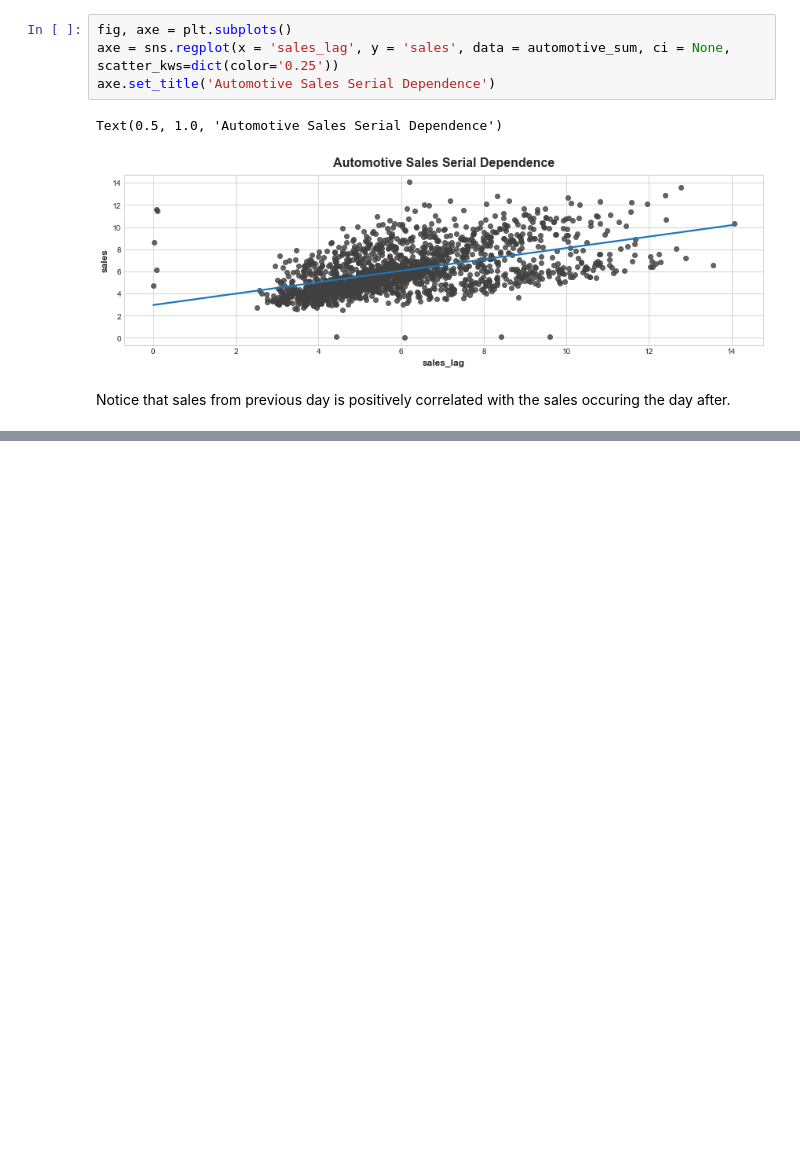
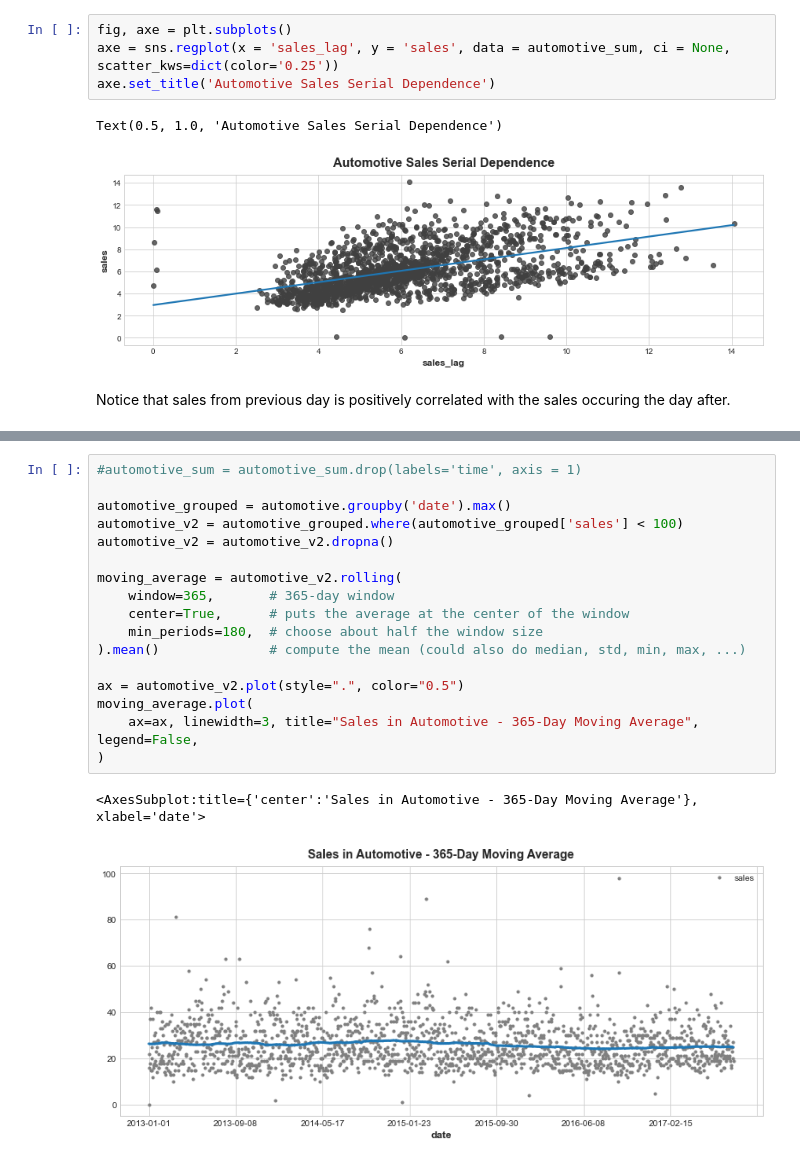
Before and after one commit to AndyLeeProjects/Store_Sales_Forecasting, a Jupyter notebook: Time_Series/automotive_sample.ipynb, the cells around one changed output, grey strips where cells are left out. Saved outputs shown, nothing was run; the diff lists cells and outputs as text; blank space fills up the shorter version.

```diff
--- a/Time_Series/automotive_sample.ipynb
+++ b/Time_Series/automotive_sample.ipynb
@@ -142,0 +148,20 @@ Notice that sales from previous day is positively correlated with the sales occu
+# %%
+#automotive_sum = automotive_sum.drop(labels='time', axis = 1)
+
+automotive_grouped = automotive.groupby('date').max()
+automotive_v2 = automotive_grouped.where(automotive_grouped['sales'] < 100)
+automotive_v2 = automotive_v2.dropna()
+
+moving_average = automotive_v2.rolling(
+    window=365,       # 365-day window
+    center=True,      # puts the average at the center of the window
+    min_periods=180,  # choose about half the window size
+).mean()              # compute the mean (could also do median, std, min, max, ...)
+
+ax = automotive_v2.plot(style=".", color="0.5")
+moving_average.plot(
+    ax=ax, linewidth=3, title="Sales in Automotive - 365-Day Moving Average", legend=False,
+)
+# %% [output]
+<AxesSubplot:title={'center':'Sales in Automotive - 365-Day Moving Average'}, xlabel='date'>
+[figure, added]
```
Also changed, not shown: parts of 10 cells of this notebook, 10 other files.
